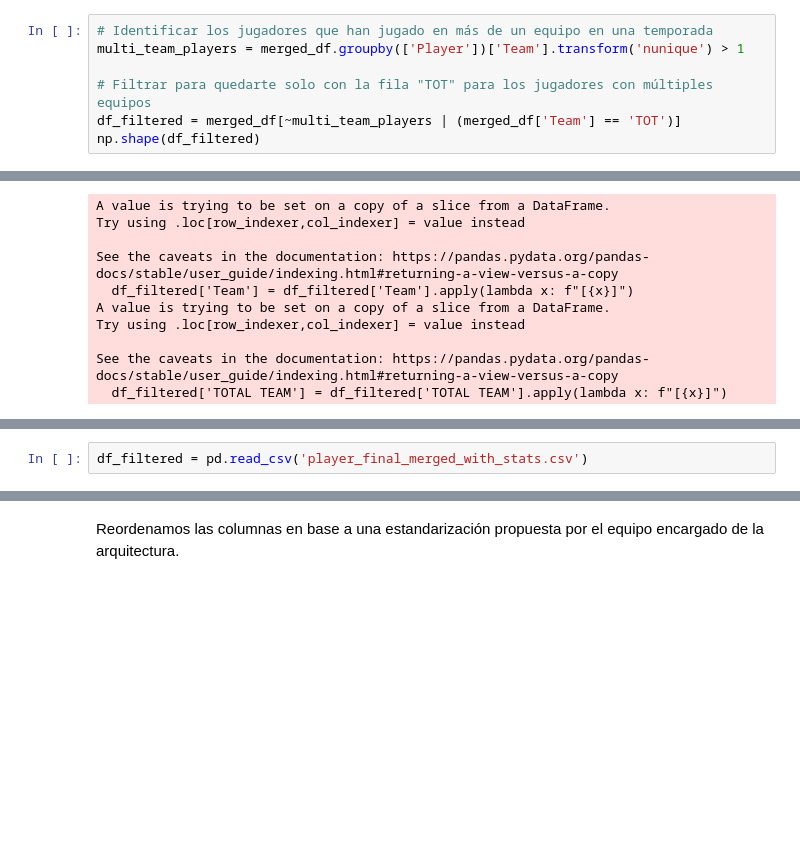
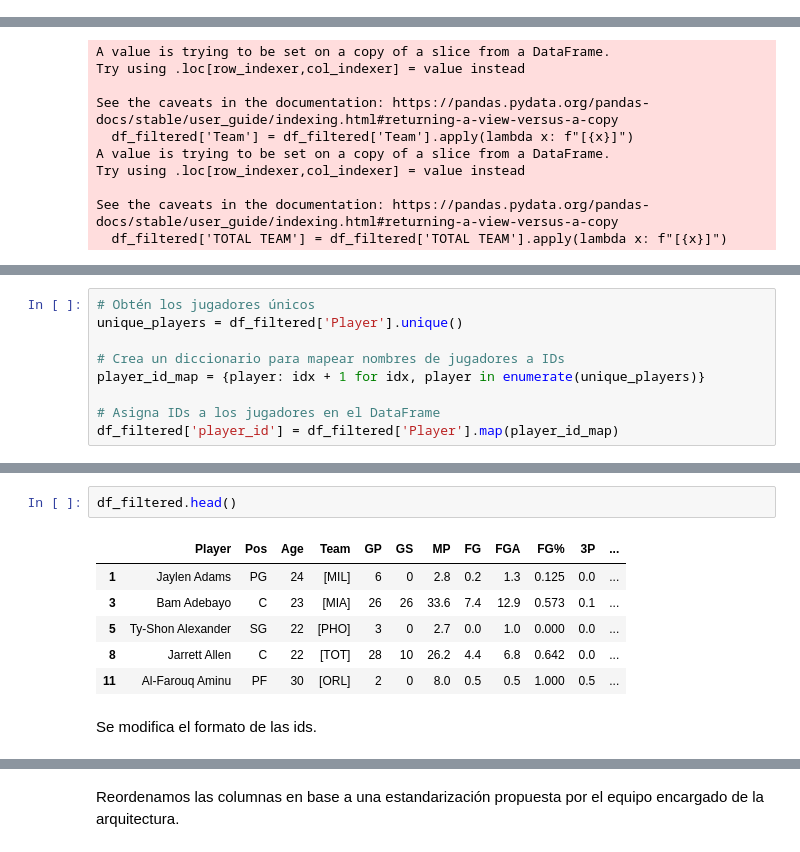
Before and after one commit to AgustinRolon/Dream_team_knicks_analysis, a Jupyter notebook: notebooks_proceso_etl/3_tabla_player_stats_proceso_etl.ipynb, the cells around one changed output, grey strips where cells are left out. Cells and saved outputs as stored; diff of their text form; blank space fills up the shorter version.

```diff
--- a/notebooks_proceso_etl/tabla_player_stats_proceso_etl.ipynb
+++ b/notebooks_proceso_etl/3_tabla_player_stats_proceso_etl.ipynb
@@ -1246,7 +1074,0 @@ df_tot.head(20)
-# %%
-# Identificar los jugadores que han jugado en más de un equipo en una temporada
-multi_team_players = merged_df.groupby(['Player'])['Team'].transform('nunique') > 1
-
-# Filtrar para quedarte solo con la fila "TOT" para los jugadores con múltiples equipos
-df_filtered = merged_df[~multi_team_players | (merged_df['Team'] == 'TOT')]
-np.shape(df_filtered)
@@ -1331,2 +1116,0 @@ df_filtered.to_csv('player_final_merged_with_stats.csv', index=False)
-# %%
-df_filtered = pd.read_csv('player_final_merged_with_stats.csv')
@@ -1332,0 +1119,9 @@ df_filtered = pd.read_csv('player_final_merged_with_stats.csv')
+# %%
+# Obtén los jugadores únicos
+unique_players = df_filtered['Player'].unique()
+
+# Crea un diccionario para mapear nombres de jugadores a IDs
+player_id_map = {player: idx + 1 for idx, player in enumerate(unique_players)}
+
+# Asigna IDs a los jugadores en el DataFrame
+df_filtered['player_id'] = df_filtered['Player'].map(player_id_map)
@@ -1332,0 +1200,11 @@ df_filtered = pd.read_csv('player_final_merged_with_stats.csv')
+# %%
+df_filtered.head()
+# %% [output]
+|  | Player | Pos | Age | Team | GP | GS | MP | FG | FGA | FG% | 3P | ... |
+| 1 | Jaylen Adams | PG | 24 | [MIL] | 6 | 0 | 2.8 | 0.2 | 1.3 | 0.125 | 0.0 | ... |
+| 3 | Bam Adebayo | C | 23 | [MIA] | 26 | 26 | 33.6 | 7.4 | 12.9 | 0.573 | 0.1 | ... |
+| 5 | Ty-Shon Alexander | SG | 22 | [PHO] | 3 | 0 | 2.7 | 0.0 | 1.0 | 0.000 | 0.0 | ... |
+| 8 | Jarrett Allen | C | 22 | [TOT] | 28 | 10 | 26.2 | 4.4 | 6.8 | 0.642 | 0.0 | ... |
+| 11 | Al-Farouq Aminu | PF | 30 | [ORL] | 2 | 0 | 8.0 | 0.5 | 0.5 | 1.000 | 0.5 | ... |
+# %% [markdown]
+Se modifica el formato de las ids.
```
Also changed, not shown: parts of 83 cells of this notebook, 7 other files.
